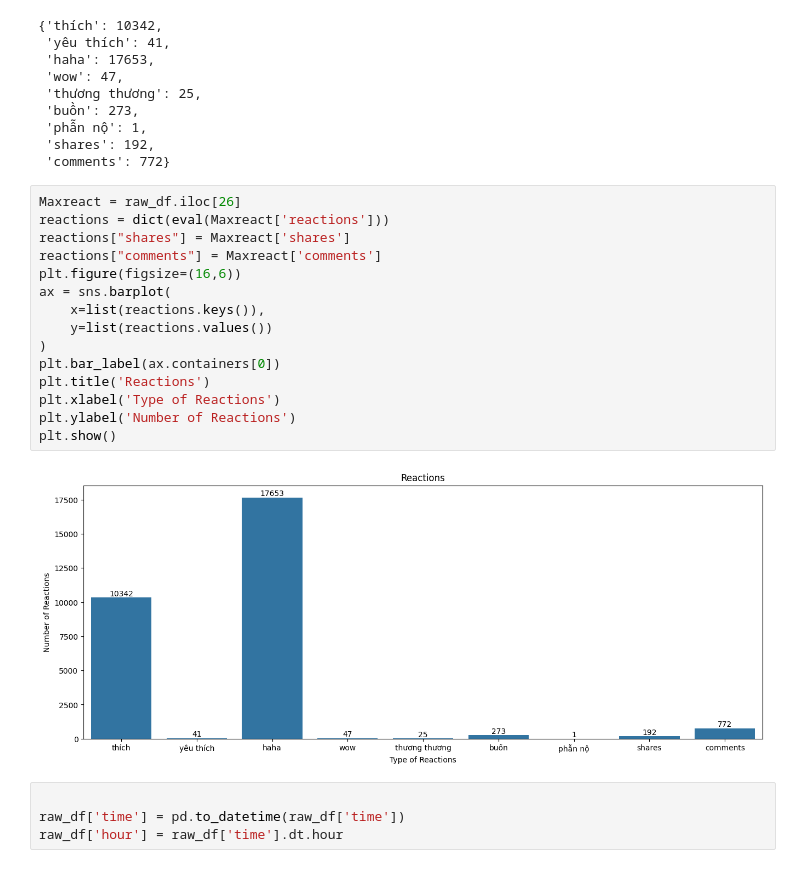
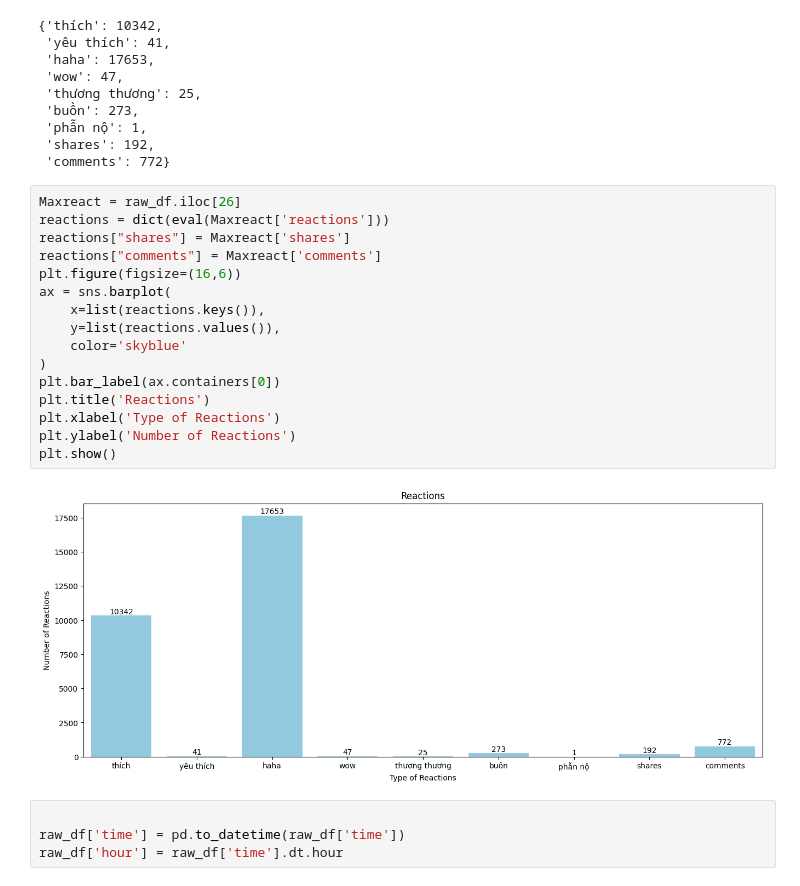
Before and after one commit to PHAMDANGPHONG/final-project-PHAMDANGPHONG22022614, a Jupyter notebook: Analyze_data.ipynb, the cells around one changed output. Drawn from its saved outputs; the diff is of its cells as text.

```diff
--- a/Analyze_data.ipynb
+++ b/Analyze_data.ipynb
@@ -203,20 +204,21 @@ reactions
 # %%
 Maxreact = raw_df.iloc[26]
 reactions = dict(eval(Maxreact['reactions']))
 reactions["shares"] = Maxreact['shares']
 reactions["comments"] = Maxreact['comments']
 plt.figure(figsize=(16,6))
 ax = sns.barplot(
     x=list(reactions.keys()),
-    y=list(reactions.values())
+    y=list(reactions.values()),
+    color='skyblue'
 )
 plt.bar_label(ax.containers[0])
 plt.title('Reactions')
 plt.xlabel('Type of Reactions')
 plt.ylabel('Number of Reactions')
 plt.show()
 # %% [output]
-[figure, old version]
+[figure, new version]
 # %%
 
 raw_df['time'] = pd.to_datetime(raw_df['time'])
```
Also changed, not shown: parts of 2 cells of this notebook.
